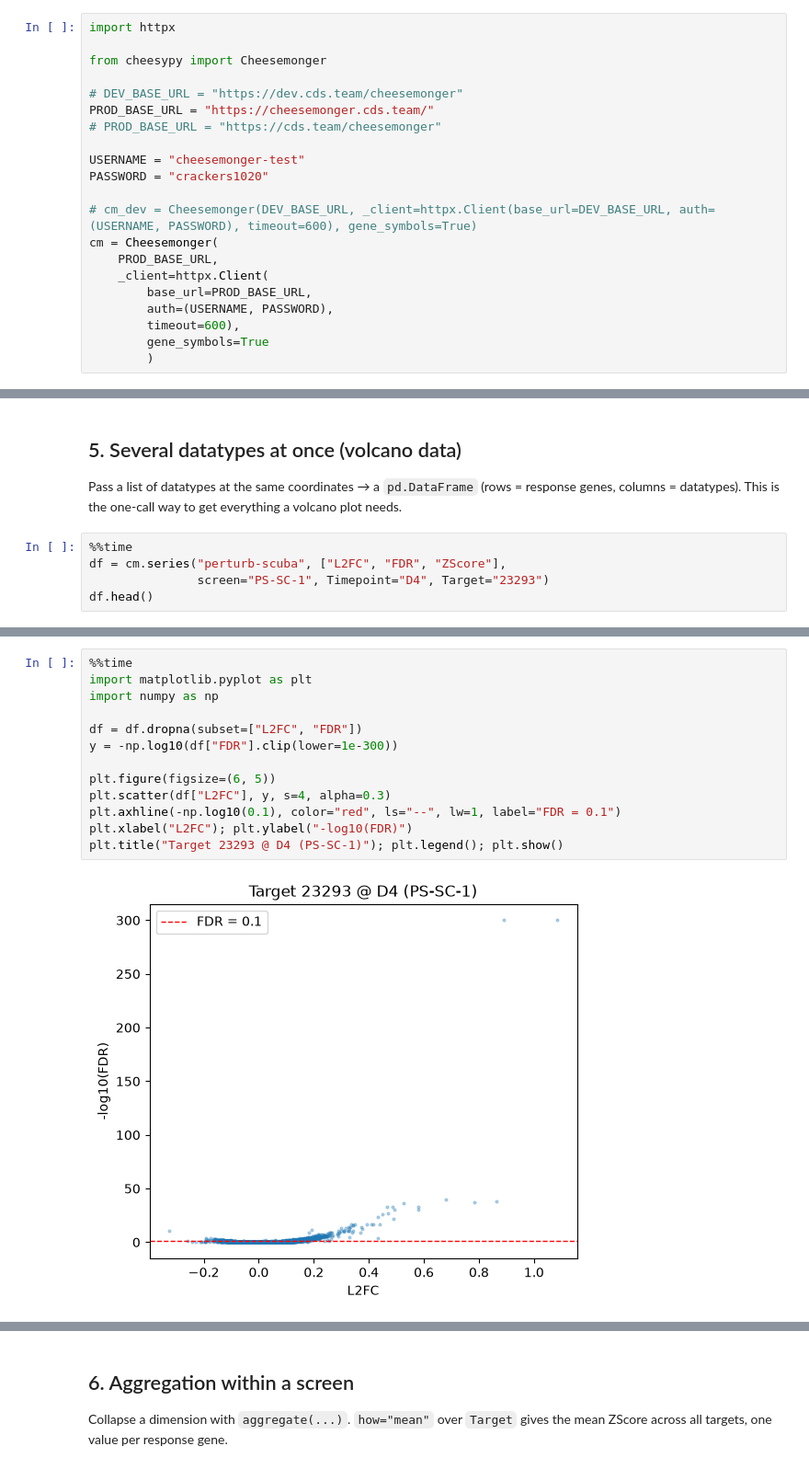
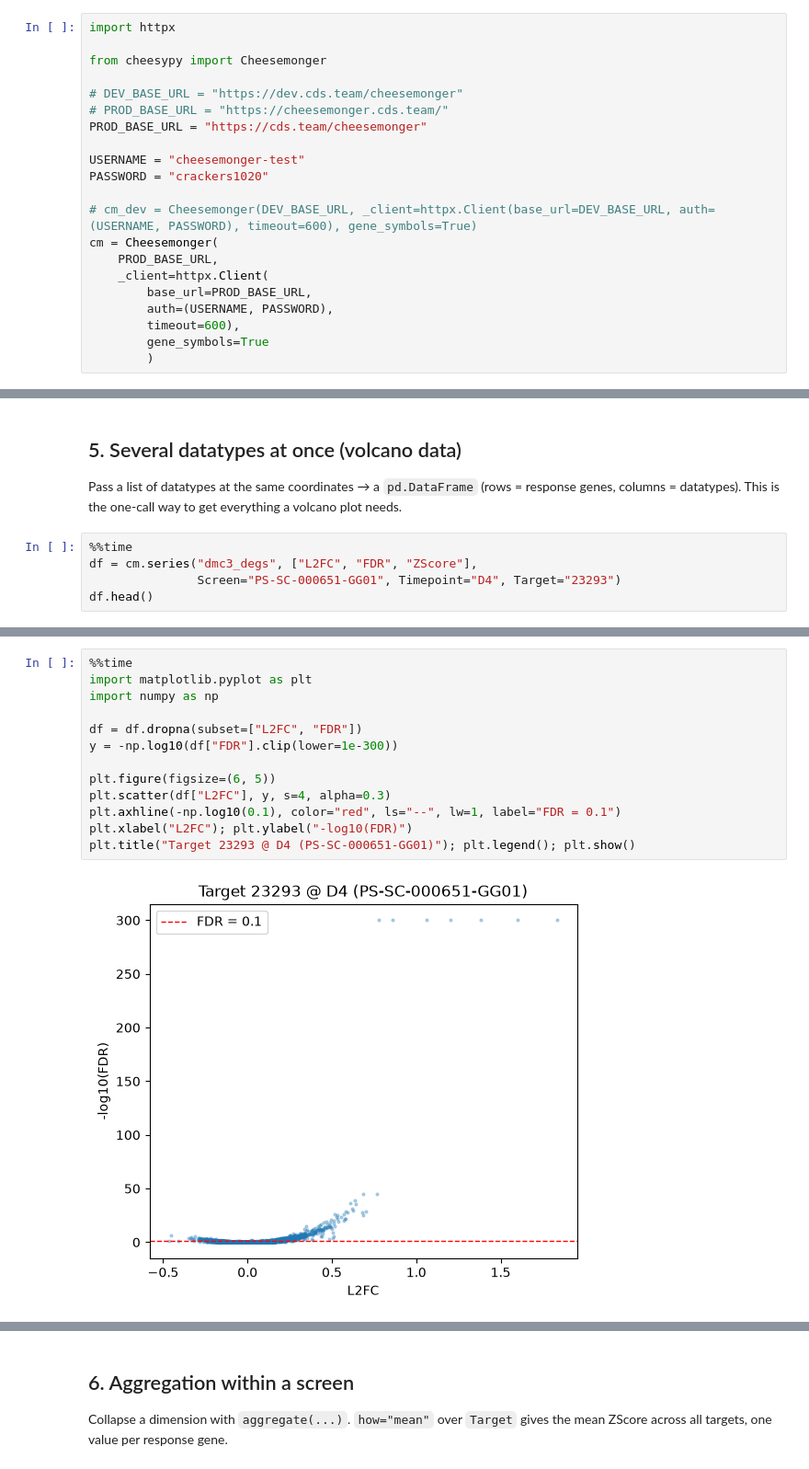
Before and after one commit to broadinstitute/cheesemonger, a Jupyter notebook: clients/cheesypy/examples/tutorial.ipynb, the cells around one changed output, grey strips where cells are left out. Shown at 92% size. Drawn from its saved outputs; the diff is of its cells as text.

```diff
--- a/clients/cheesypy/examples/tutorial.ipynb
+++ b/clients/cheesypy/examples/tutorial.ipynb
@@ -42,8 +43,8 @@ import httpx
 from cheesypy import Cheesemonger
 
 # DEV_BASE_URL = "https://dev.cds.team/cheesemonger"
-PROD_BASE_URL = "https://cheesemonger.cds.team/"
-# PROD_BASE_URL = "https://cds.team/cheesemonger"
+# PROD_BASE_URL = "https://cheesemonger.cds.team/"
+PROD_BASE_URL = "https://cds.team/cheesemonger"
 
 USERNAME = "cheesemonger-test"
 PASSWORD = "crackers1020"
@@ -209,7 +216,7 @@ Name: ZScore, dtype: float64
 Pass a list of datatypes at the same coordinates → a `pd.DataFrame` (rows = response genes, columns = datatypes). This is the one-call way to get everything a volcano plot needs.
 # %%
 %%time
-df = cm.series("perturb-scuba", ["L2FC", "FDR", "ZScore"],
-               screen="PS-SC-1", Timepoint="D4", Target="23293")
+df = cm.series("dmc3_degs", ["L2FC", "FDR", "ZScore"],
+               Screen="PS-SC-000651-GG01", Timepoint="D4", Target="23293")
 df.head()
 # %% [output]
@@ -225,15 +232,15 @@ Wall time: 432 ms
 # %%
 %%time
 import matplotlib.pyplot as plt
 import numpy as np
 
 df = df.dropna(subset=["L2FC", "FDR"])
 y = -np.log10(df["FDR"].clip(lower=1e-300))
 
 plt.figure(figsize=(6, 5))
 plt.scatter(df["L2FC"], y, s=4, alpha=0.3)
 plt.axhline(-np.log10(0.1), color="red", ls="--", lw=1, label="FDR = 0.1")
 plt.xlabel("L2FC"); plt.ylabel("-log10(FDR)")
-plt.title("Target 23293 @ D4 (PS-SC-1)"); plt.legend(); plt.show()
+plt.title("Target 23293 @ D4 (PS-SC-000651-GG01)"); plt.legend(); plt.show()
 # %% [output]
-[figure, old version]
+[figure, new version]
```
Also changed, not shown: parts of 50 cells of this notebook, 1 other file.
